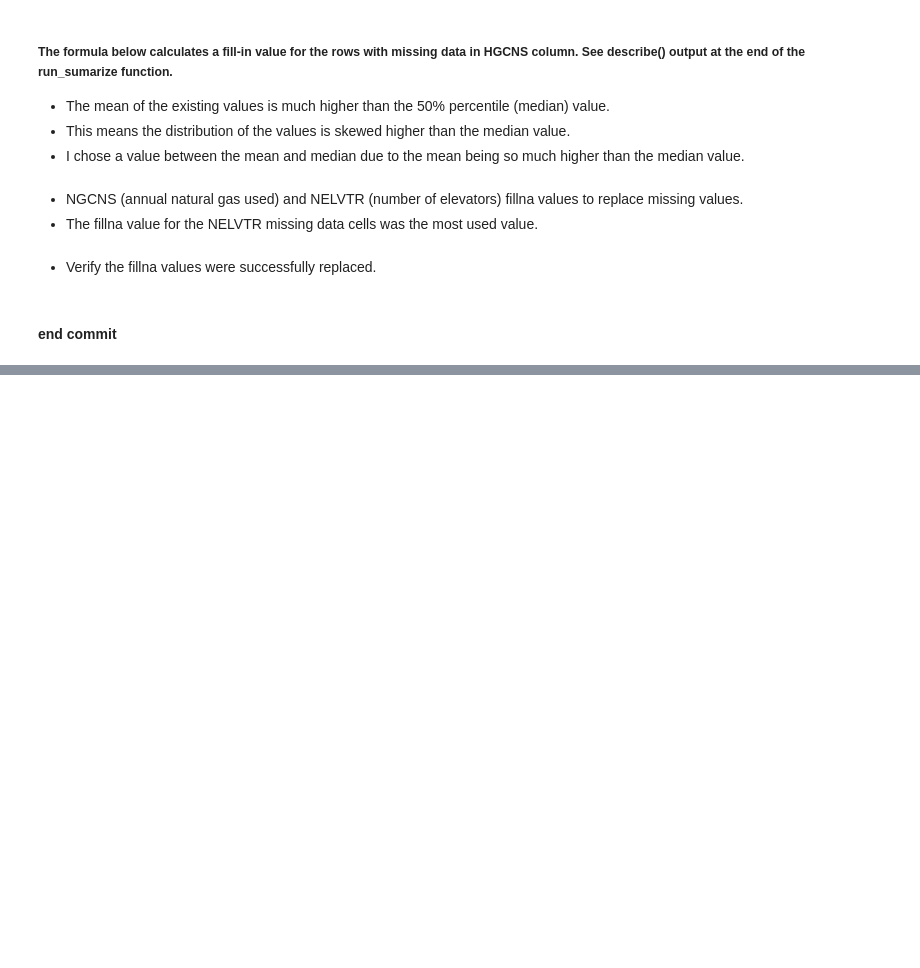
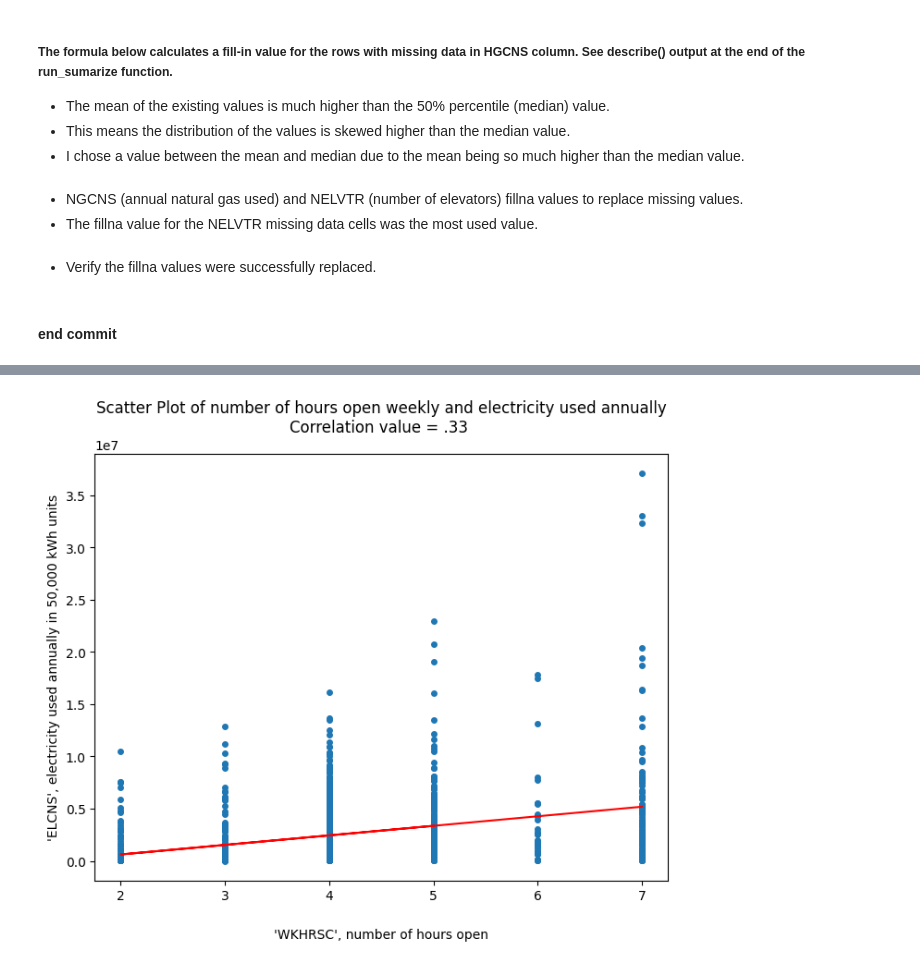
Before and after one commit to joepotts220/repo_Capstone_final, a Jupyter notebook: cap_proj_prep2.ipynb, the cells around one changed output, grey strips where cells are left out. Saved outputs shown, nothing was run; the diff lists cells and outputs as text; code cells hidden in the pictures; blank space fills up the shorter version.

```diff
--- a/cap_proj_prep2.ipynb
+++ b/cap_proj_prep2.ipynb
@@ -306,0 +494,30 @@ Name: NELVTR, Length: 1018, dtype: float64
+# %%
+# set default marker size
+# plt.rcParams['lines.markersize'] = 4
+
+# extract x and y values
+x = df_wk_filtered_num['WKHRSC']
+y = df_wk_filtered_num['ELCNS']
+
+# adjust dimensions of plot
+plt.figure(figsize=(8, 6))
+
+# create scatter plot
+plt.scatter(x, y)
+
+# calculate line of best fit
+m, b = np.polyfit(x, y, 1)
+
+# plot best fit line
+plt.plot(x, m*x + b, color='red')
+plt.xlabel("X-axis Label", labelpad=20)
+
+# add labels and title
+plt.xlabel("'WKHRSC', number of hours open")
+plt.ylabel("'ELCNS', electricity used annually in 50,000 kWh units")
+plt.title('Scatter Plot of number of hours open weekly and electricity used annually\nCorrelation value = .33 ')
+
+# display plot
+plt.show()
+# %% [output]
+[figure, added]
```
Also changed, not shown: parts of 26 cells of this notebook, 1 other file.
